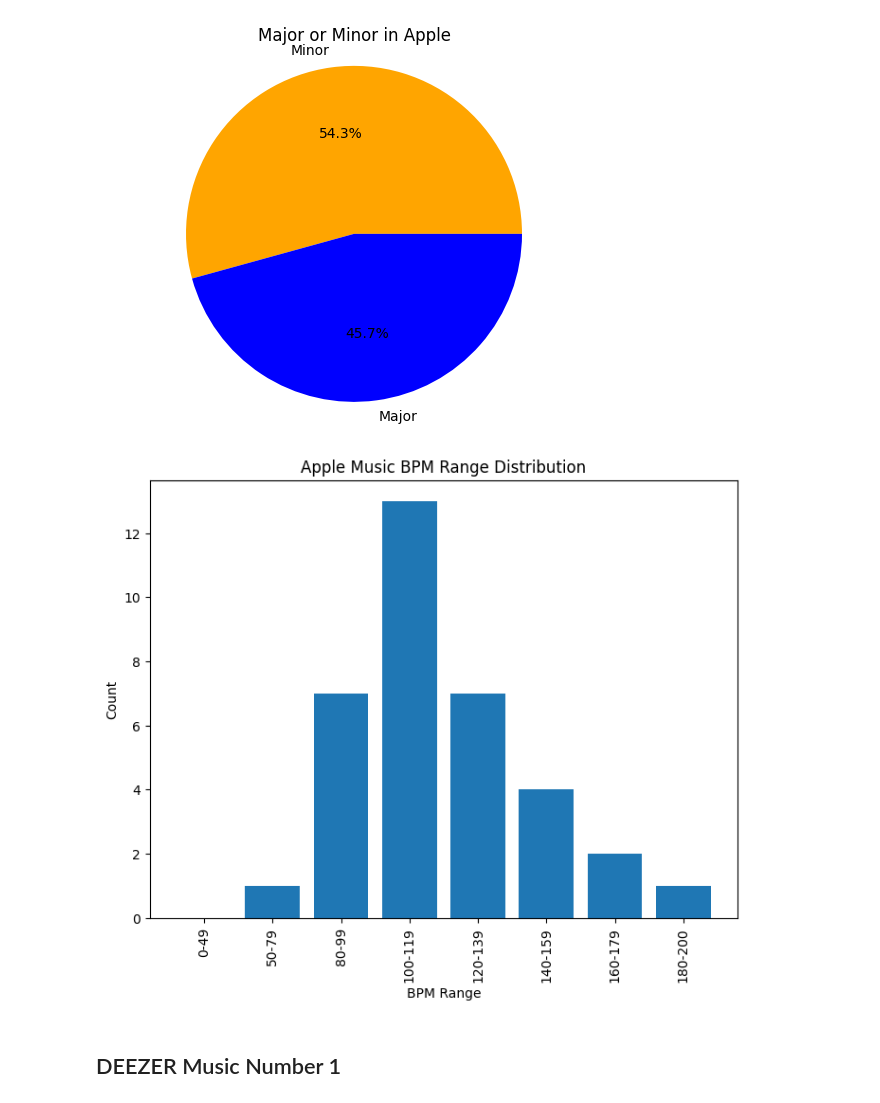
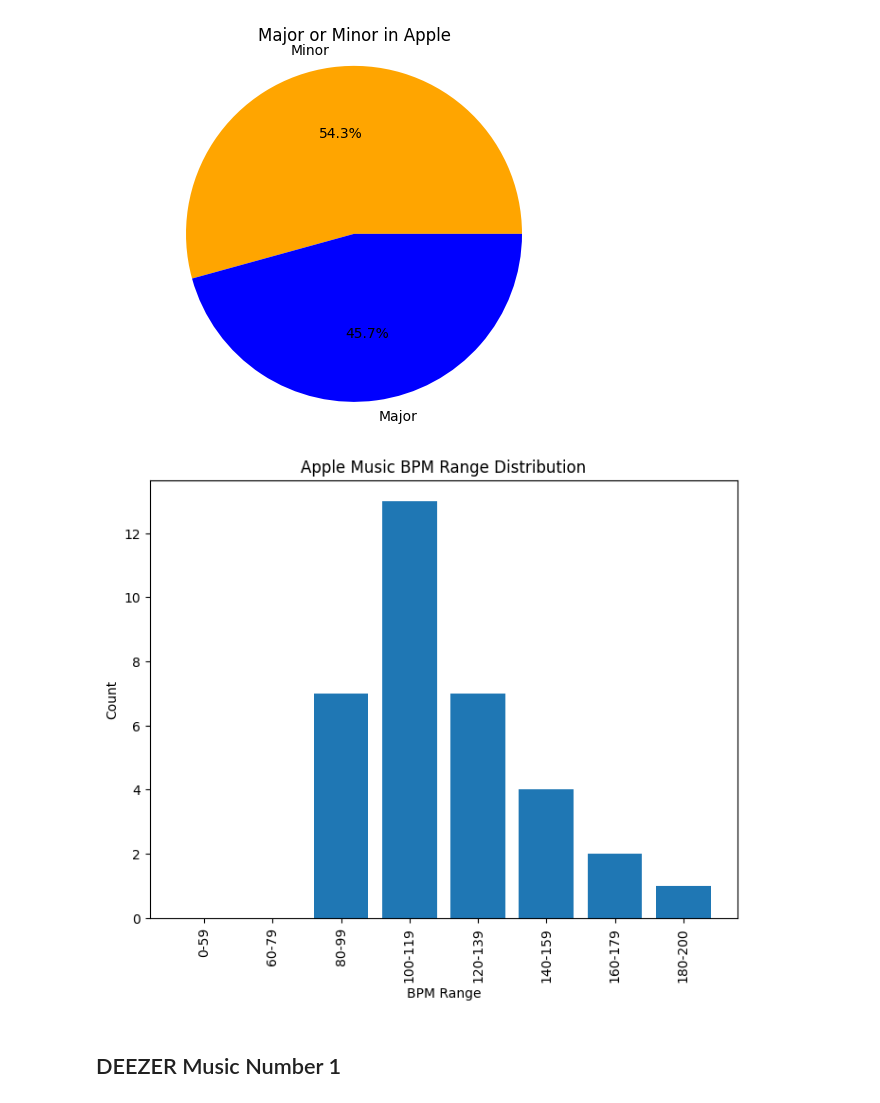
Before and after one commit to alaa-aleryani/Project_1, a Jupyter notebook: music.ipynb, the cells around one changed output. Drawn from its saved outputs; the diff is of its cells as text; code cells hidden in the pictures.

```diff
--- a/music.ipynb
+++ b/music.ipynb
@@ -357,8 +346,8 @@ plt.show()
 [figure]
 # %%
 ## Make a list for Apple bpm
-abpm_0to49=[]
-abpm_50to79=[]
+abpm_0to59=[]
+abpm_60to79=[]
 abpm_80to99=[]
 abpm_100to119=[]
 abpm_120to139=[]
@@ -385,18 +374,18 @@ for index, row in no1_apple.iterrows():
         abpm_180to200.append(row)
 # %%
 ## Make a bar chart on the Apple music bpm
-bpm_ranges = ['0-49', '50-79', '80-99', '100-119', '120-139', '140-159', '160-179', '180-200']
-counts = [len(abpm_0to49), len(abpm_50to79), len(abpm_80to99), len(abpm_100to119),
+bpm_ranges = ['0-59', '60-79', '80-99', '100-119', '120-139', '140-159', '160-179', '180-200']
+counts = [len(abpm_0to59), len(abpm_60to79), len(abpm_80to99), len(abpm_100to119),
           len(abpm_120to139), len(abpm_140to159), len(abpm_160to179), len(abpm_180to200)]
 plt.figure(figsize=(8, 6))
 plt.bar(bpm_ranges, counts)
 plt.xlabel("BPM Range")
 plt.ylabel("Count")
 plt.title("Apple Music BPM Range Distribution")
 plt.xticks(rotation=90)
 plt.show()
 # %% [output]
-[figure, old version]
+[figure, new version]
 # %% [markdown]
 ## DEEZER Music Number 1
 # %%
```
Also changed, not shown: parts of 6 cells of this notebook.
